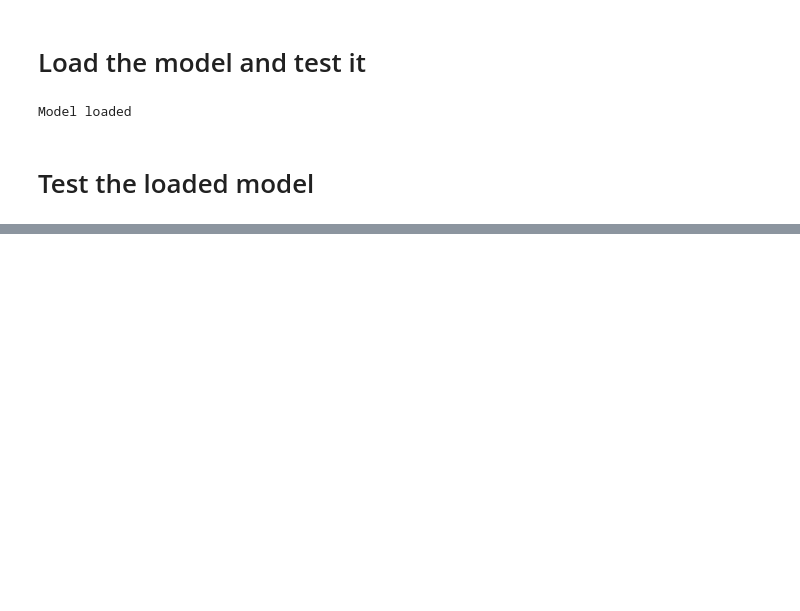
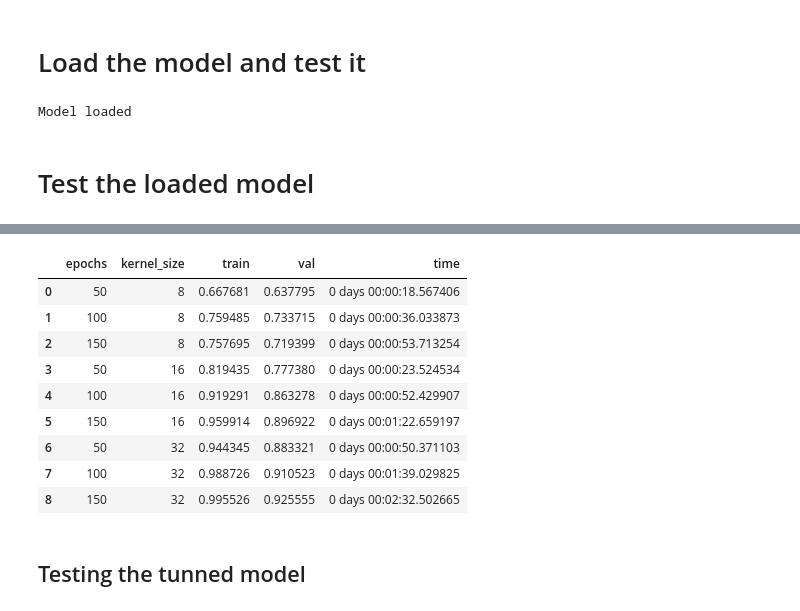
Before and after one commit to ImDef4ult/AudioClassification, a Jupyter notebook: 3.2 CNN.ipynb, the cells around one changed output, grey strips where cells are left out. Cells and saved outputs as stored; diff of their text form; code cells hidden in the pictures; blank space fills up the shorter version.

```diff
--- a/3.2 CNN.ipynb
+++ b/3.2 CNN.ipynb
@@ -59,7 +77,8 @@ yy = to_categorical(le.fit_transform(y))
 
 # split the dataset
 
-x_train, x_test, y_train, y_test = train_test_split(X, yy, test_size=0.2, random_state = 42)
+x_train_full, x_test, y_train_full, y_test = train_test_split(X, yy, test_size=0.2, random_state = 42)
+x_train, x_val, y_train, y_val = train_test_split(x_train_full, y_train_full, test_size=0.2, random_state = 42)
 # %% [markdown]
 # CNN
 # %%
@@ -74,6 +93,7 @@ num_columns = 174
 num_channels = 1
 
 x_train = x_train.reshape(x_train.shape[0], num_rows, num_columns, num_channels)
+x_val = x_val.reshape(x_val.shape[0], num_rows, num_columns, num_channels)
 x_test = x_test.reshape(x_test.shape[0], num_rows, num_columns, num_channels)
 
 num_labels = yy.shape[1]
@@ -146,7 +166,7 @@ checkpointer = ModelCheckpoint(
     save_best_only=True
 )
 start = datetime.now()
-model.fit(x_train, y_train, batch_size=num_batch_size, epochs=num_epochs, validation_data=(x_test, y_test), callbacks=[checkpointer], verbose=1)
+model.fit(x_train, y_train, batch_size=num_batch_size, epochs=num_epochs, validation_data=(x_val, y_val), callbacks=[checkpointer], verbose=1)
 
 duration = datetime.now() - start
 print(f'Trained the model in: {duration}')
@@ -324,0 +393,2 @@ street_music             :  0.96537536382675170898437500000000
+# %%
+tunning_results = cnn_tunning()
@@ -324,0 +405,15 @@ street_music             :  0.96537536382675170898437500000000
+# %%
+tunning_results
+# %% [output]
+|  | epochs | kernel_size | train | val | time |
+| 0 | 50 | 8 | 0.667681 | 0.637795 | 0 days 00:00:18.567406 |
+| 1 | 100 | 8 | 0.759485 | 0.733715 | 0 days 00:00:36.033873 |
+| 2 | 150 | 8 | 0.757695 | 0.719399 | 0 days 00:00:53.713254 |
+| 3 | 50 | 16 | 0.819435 | 0.777380 | 0 days 00:00:23.524534 |
+| 4 | 100 | 16 | 0.919291 | 0.863278 | 0 days 00:00:52.429907 |
+| 5 | 150 | 16 | 0.959914 | 0.896922 | 0 days 00:01:22.659197 |
+| 6 | 50 | 32 | 0.944345 | 0.883321 | 0 days 00:00:50.371103 |
+| 7 | 100 | 32 | 0.988726 | 0.910523 | 0 days 00:01:39.029825 |
+| 8 | 150 | 32 | 0.995526 | 0.925555 | 0 days 00:02:32.502665 |
+# %% [markdown]
+## Testing the tunned model
```
Also changed, not shown: parts of 24 cells of this notebook, 6 other files.
